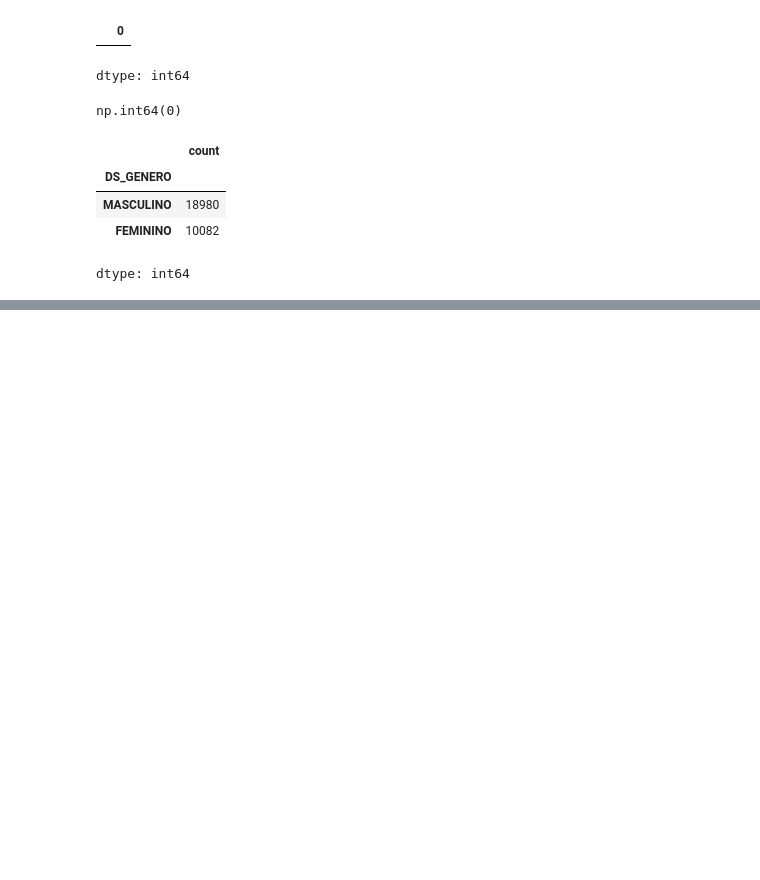
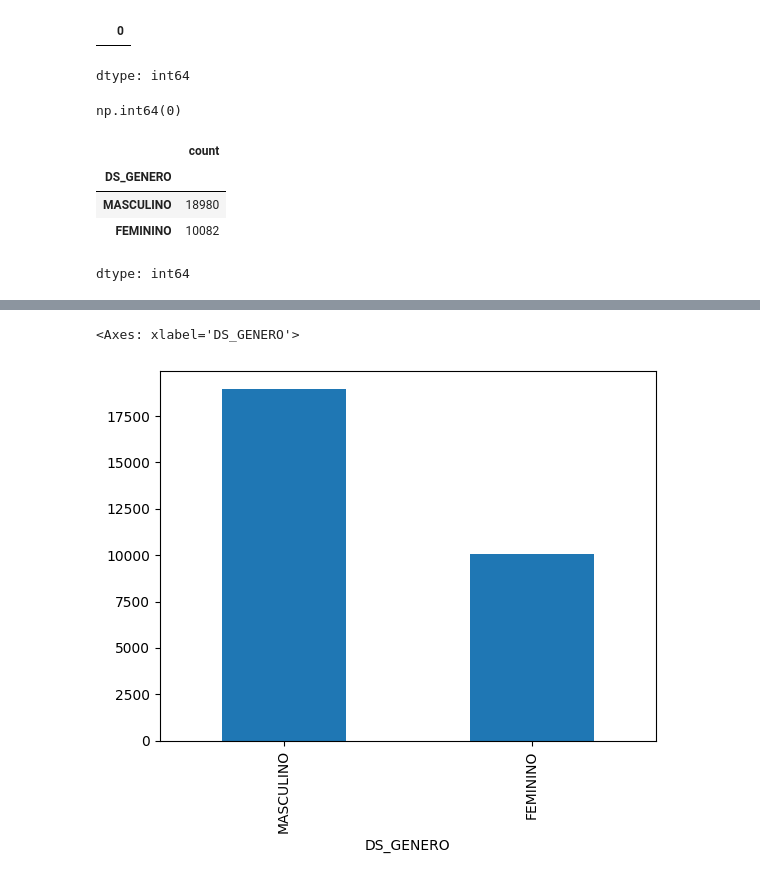
Before and after one commit to brendharosa/primeiro1, a Jupyter notebook: Projeto_Prático_Individual.ipynb, the cells around one changed output, grey strips where cells are left out. Cells and saved outputs as stored; diff of their text form; code cells hidden in the pictures; blank space fills up the shorter version.

```diff
--- a/Projeto_Prático_Individual.ipynb
+++ b/Projeto_Prático_Individual.ipynb
@@ -120,0 +132,9 @@ dtype: int64
+# %%
+# Converte a coluna de data de nascimento para o formato de data
+dados["DT_NASCIMENTO"] = pd.to_datetime(
+    dados["DT_NASCIMENTO"],
+    format="%d/%m/%Y"
+)
+
+# Mostra as primeiras datas de nascimento após a conversão
+dados["DT_NASCIMENTO"].head()
@@ -120,0 +149,14 @@ dtype: int64
+# %%
+# Converte a coluna da data da eleição para o formato de data
+dados["DT_ELEICAO"] = pd.to_datetime(
+    dados["DT_ELEICAO"],
+    format="%d/%m/%Y"
+)
+
+# Calcula a idade aproximada dos candidatos na data da eleição
+dados["IDADE"] = (
+    (dados["DT_ELEICAO"] - dados["DT_NASCIMENTO"]).dt.days // 365
+)
+
+#Mostra as primeiras datas de nascimento após a conversão
+dados["IDADE"].head()
@@ -120,0 +189,19 @@ dtype: int64
+# %%
+# Cria faixas etárias para classificar os candidatos por idade
+def faixa_etaria(idade):
+  if idade < 30:
+    return "Até 29 anos"
+  elif idade < 40:
+    return "30 a 39 anos"
+  elif idade < 50:
+    return "40 a 49 anos"
+  elif idade < 60:
+    return "50 a 59 anos"
+  else:
+      return "60 anos ou mais"
+
+# Cria uma nova coluna com a faixa etária de cada candidato
+dados["FAIXA_ETARIA"] = dados["IDADE"].apply(faixa_etaria)
+
+# Conta quantos candidatos existem em cada faixa etária
+dados["FAIXA_ETARIA"].value_counts()
@@ -120,0 +311,6 @@ dtype: int64
+# %%
+# Cria um gráfico com a quantidade de candidatos por gênero
+dados["DS_GENERO"].value_counts().plot(kind="bar")
+# %% [output]
+<Axes: xlabel='DS_GENERO'>
+[figure, added]
```
Also changed, not shown: parts of 12 cells of this notebook.
